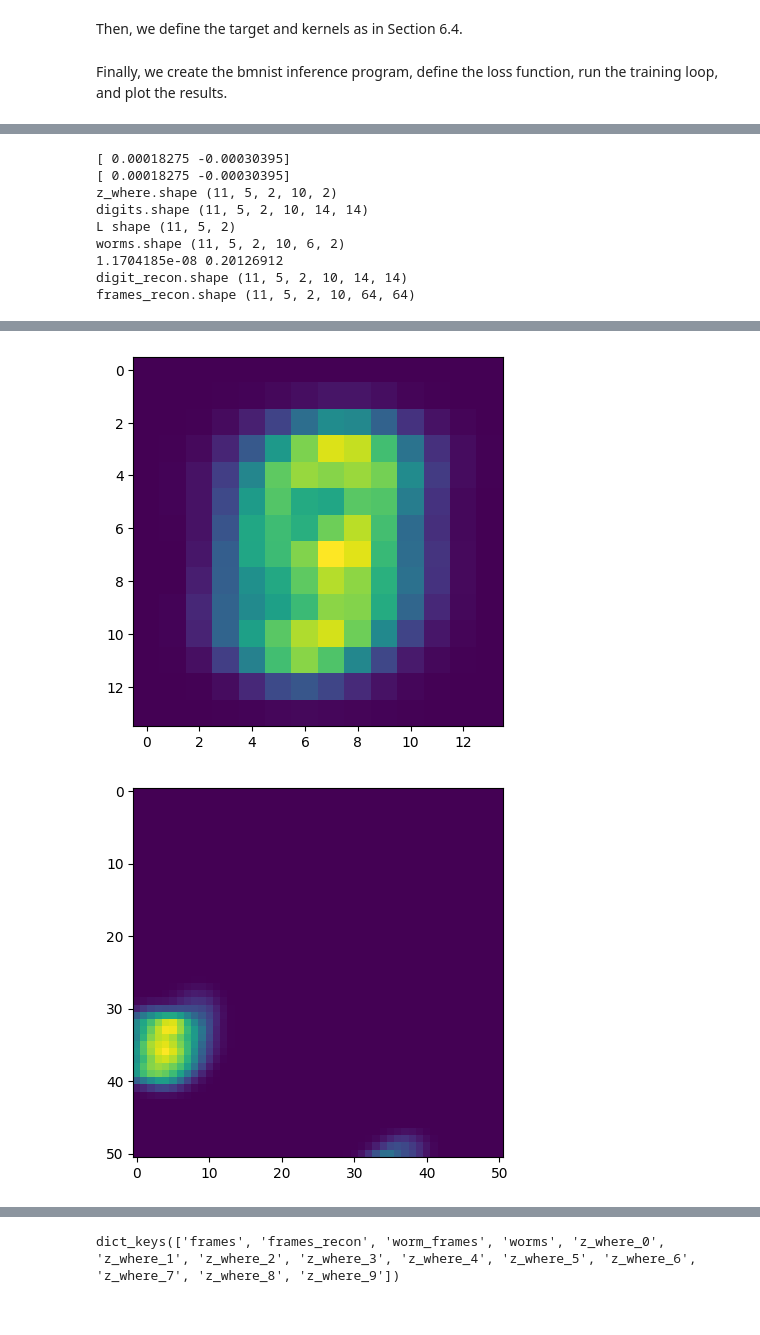
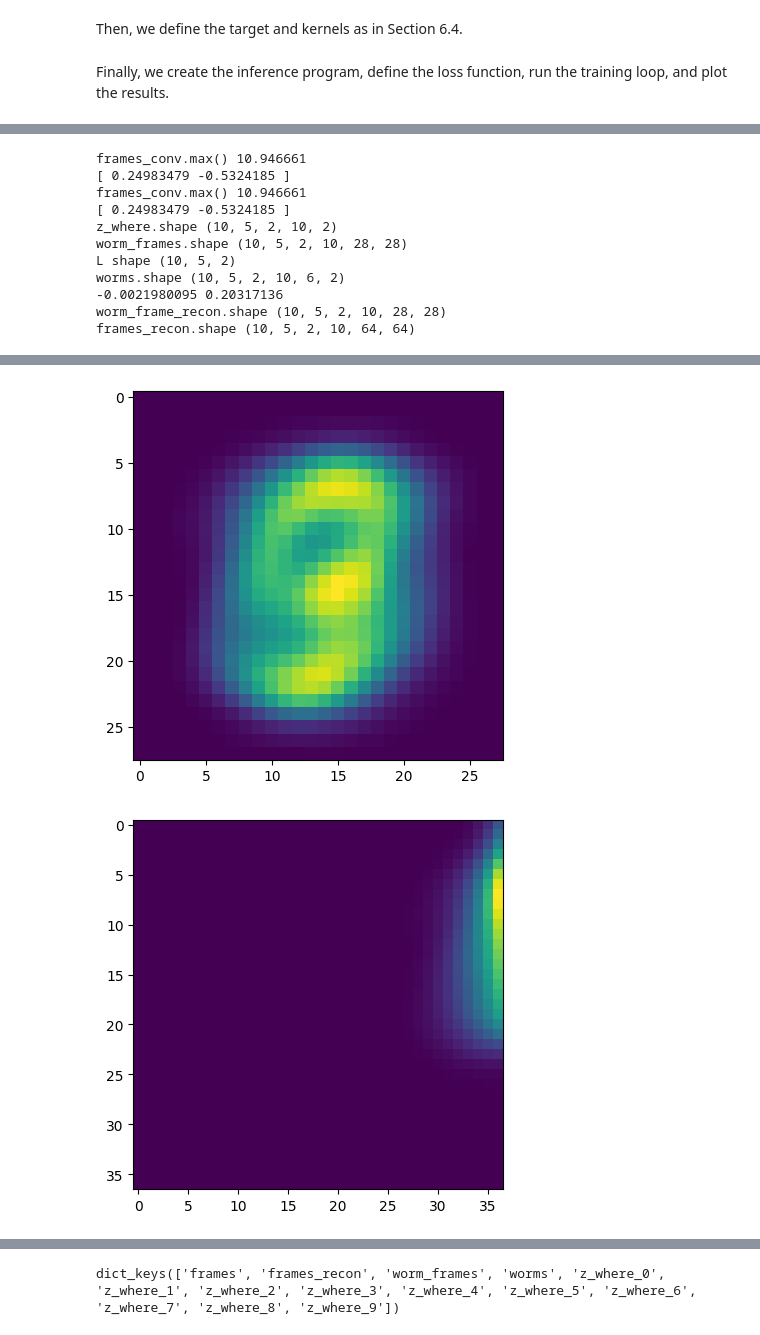
Before and after one commit to deoxyribose/wormsim, a Jupyter notebook: wormsim_encoder_only.ipynb, the cells around one changed output, grey strips where cells are left out. Drawn from its saved outputs; the diff is of its cells as text; code cells hidden in the pictures.

```diff
--- a/wormsim_encoder_only.ipynb
+++ b/wormsim_encoder_only.ipynb
@@ -75,9 +64,3 @@ def get_digit_mean():
   ds = tfds.as_numpy(ds.batch(ds_info.splits["train"].num_examples))
   digit_mean = next(iter(ds))["image"].squeeze(-1).mean(axis=0)
   return digit_mean / 255
-# %%
-def get_digit_mean():
-  ds, ds_info = tfds.load("mnist:3.0.1", split="train", with_info=True)
-  ds = tfds.as_numpy(ds.batch(ds_info.splits["train"].num_examples))
-  digit_mean = next(iter(ds))["image"].squeeze(-1).mean(axis=0)
-  return digit_mean / 255
@@ -92,14 +71,12 @@ def vmapped_sim_fn(sim_fn, params):
     else:
         return jax.vmap(partial(vmapped_sim_fn, sim_fn), in_axes=0, out_axes=0)(params)
 # %%
-def sim_worms(nworms, batch_size, n_frames):
-    duration = 0.55
+def sim_worms(nworms, n_frames):
+    duration = 1.55
     snapshots = 10
     kpoints = 6
     box_size = 64
-    # L = numpyro.sample('L', dist.Uniform(30, 45))
-    L = numpyro.sample('L', dist.Uniform(10, 15).expand([nworms]).to_event())
-    # print("L shape target", L.shape)
+    L = numpyro.sample('L', dist.Uniform(23, 28).expand([nworms]).to_event())
     A = numpyro.sample('A', dist.Normal(1, 0.1).expand([nworms]).to_event())
     T = numpyro.sample('T', dist.Normal(0.8, 0.1).expand([nworms]).to_event())
     kw = numpyro.sample('kw', dist.Uniform(0, 2 * jnp.pi).expand([nworms]).to_event())
@@ -112,11 +89,10 @@ def sim_worms(nworms, batch_size, n_frames):
     phase_3 = numpyro.sample('phase_3', dist.Normal(0, 0.1).expand([nworms]).to_event())
     alpha = numpyro.sample('alpha', dist.Normal(4, 4).expand([nworms]).to_event())
     alpha = jnp.abs(alpha + 1.0)
-    # half_box = box_size // 2
+
     x0 = numpyro.sample('x0', dist.Uniform(-1, 1).expand([nworms]).to_event())
     y0 = numpyro.sample('y0', dist.Uniform(-1, 1).expand([nworms]).to_event())
-    # x0 = x0 * half_box
-    # y0 = y0 * half_box
+
     params = {'L': L, 'A': A, 'T': T, 'kw': kw, 'ku': ku, 'inc': inc, 'dr': dr, 'phase_1': phase_1, 'phase_2': phase_2, 'phase_3': phase_3, 'alpha': alpha, 'x0': x0, 'y0': y0}
     sim_fn = partial(
         worm_simulation,
@@ -125,12 +101,10 @@ def sim_worms(nworms, batch_size, n_frames):
         kpoints=kpoints,
     )
     worms = vmapped_sim_fn(sim_fn, params)
+    batch_size = worms.shape[1]
+    # normalize the worms
     worms = worms - jnp.array([x0, y0]).reshape(-1, batch_size, nworms, 1, 1, 2)
-    # worms = worms / L.reshape(batch_size, nworms, 1, 1, 1)
-    worms = worms / 12.5
-    # worms = worms + half_box
-    # subtract mean and divide by standard deviation
-    # worms = (worms - jnp.mean(worms, axis=(-5), keepdims=True)) / jnp.std(worms, axis=(-5), keepdims=True)
+    worms = worms / ((28 + 23) / 2)
     numpyro.deterministic('worms', worms)
     return worms, x0, y0
 # %%
@@ -655,6 +614,6 @@ def kernel_what(network, inputs, T=10):
   out = {**inputs, **{'L': L, 'A': A, 'T': T, 'kw': kw, 'ku': ku, 'inc': inc, 'dr': dr, 'phase_1': phase_1, 'phase_2': phase_2, 'phase_3': phase_3, 'alpha': alpha, 'x0': x0, 'y0': y0}}
   return (out,)
 # %% [markdown]
-Finally, we create the bmnist inference program, define the loss function,
+Finally, we create the inference program, define the loss function,
 run the training loop, and plot the results.
 # %%
@@ -696,9 +651,11 @@ class Args(argparse.Namespace):
   # batch_size = 16
   num_sweeps = 5
   num_particles = 10
-  learning_rate = 1e-4
-  num_steps = 20000
-  # num_steps = 8000
+  # learning_rate = 1e-4
+  learning_rate = 5e-5
+  # num_steps = 20000
+  num_steps = 4000
+  # num_steps = 400
   device = "gpu"
 
 args = Args()
@@ -715,11 +672,11 @@ train_ds = load_dataset(is_training=True, batch_size=batch_size)
 test_ds = load_dataset(is_training=False, batch_size=batch_size)
 digit_mean = get_digit_mean()
 # scale down digit_mean to half the size
-digit_mean = jax.image.resize(digit_mean, (14, 14), method="cubic")
+# digit_mean = jax.image.resize(digit_mean, (14, 14), method="cubic")
 test_data = next(test_ds)
 frame_size = test_data.shape[-1]
-bmnist_net = BMNISTAutoEncoder(digit_mean=digit_mean, frame_size=frame_size)
+wormsim_net = wormsimAutoEncoder(digit_mean=digit_mean, frame_size=frame_size)
 test_data_tiled = np.tile(test_data, ((num_particles,) + ((1,) * test_data.ndim)))
-init_params = bmnist_net.init(jax.random.PRNGKey(0), test_data_tiled)
+init_params = wormsim_net.init(jax.random.PRNGKey(0), test_data_tiled)
 # %% [output]
 WARNING: All log messages before absl::InitializeLog() is called are written to STDERR
@@ -730,9 +687,11 @@ Skipping registering GPU devices...
-[ 0.00018275 -0.00030395]
-[ 0.00018275 -0.00030395]
-z_where.shape (11, 5, 2, 10, 2)
-digits.shape (11, 5, 2, 10, 14, 14)
-L shape (11, 5, 2)
-worms.shape (11, 5, 2, 10, 6, 2)
-1.1704185e-08 0.20126912
-digit_recon.shape (11, 5, 2, 10, 14, 14)
-frames_recon.shape (11, 5, 2, 10, 64, 64)
+frames_conv.max() 10.946661
+[ 0.24983479 -0.5324185 ]
+frames_conv.max() 10.946661
+[ 0.24983479 -0.5324185 ]
+z_where.shape (10, 5, 2, 10, 2)
+worm_frames.shape (10, 5, 2, 10, 28, 28)
+L shape (10, 5, 2)
+worms.shape (10, 5, 2, 10, 6, 2)
+-0.0021980095 0.20317136
+worm_frame_recon.shape (10, 5, 2, 10, 28, 28)
+frames_recon.shape (10, 5, 2, 10, 64, 64)
@@ -740,2 +699,2 @@ frames_recon.shape (11, 5, 2, 10, 64, 64)
-[figure, old version]
+[figure, new version]
-[figure, old version]
+[figure, new version]
```
Also changed, not shown: parts of 30 cells of this notebook, 1 other file.
